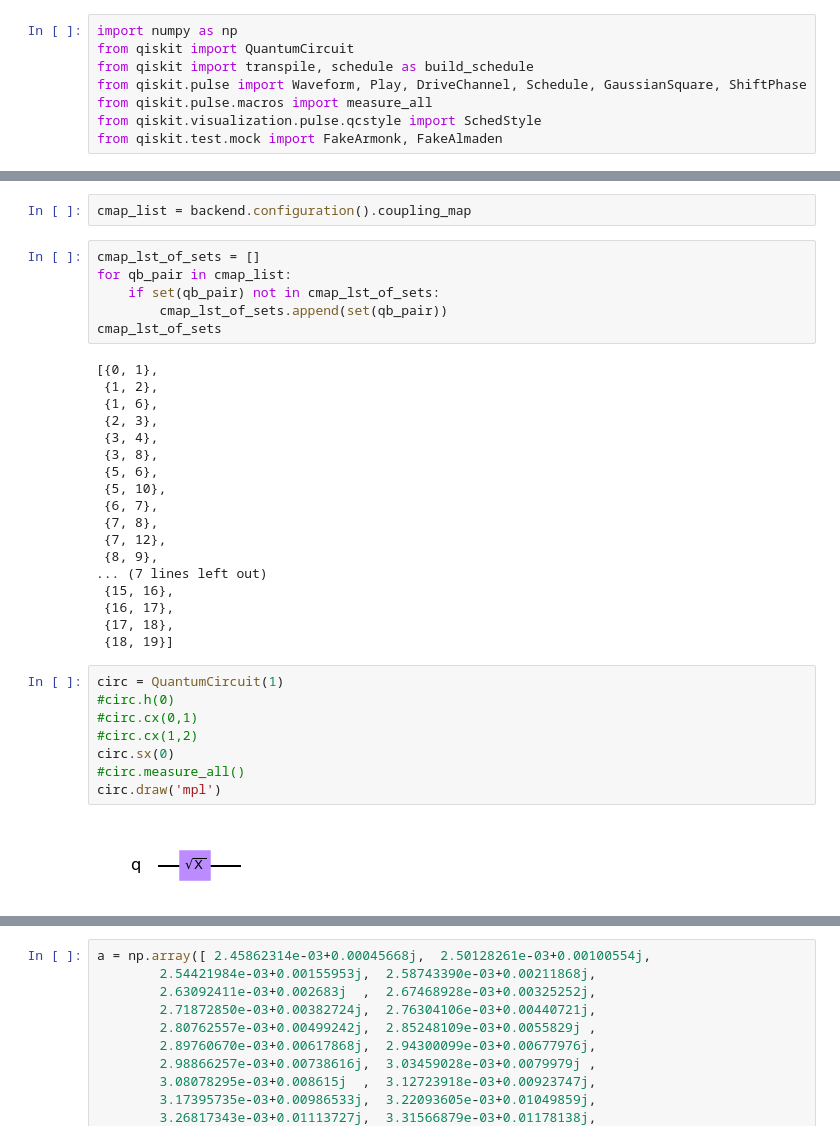
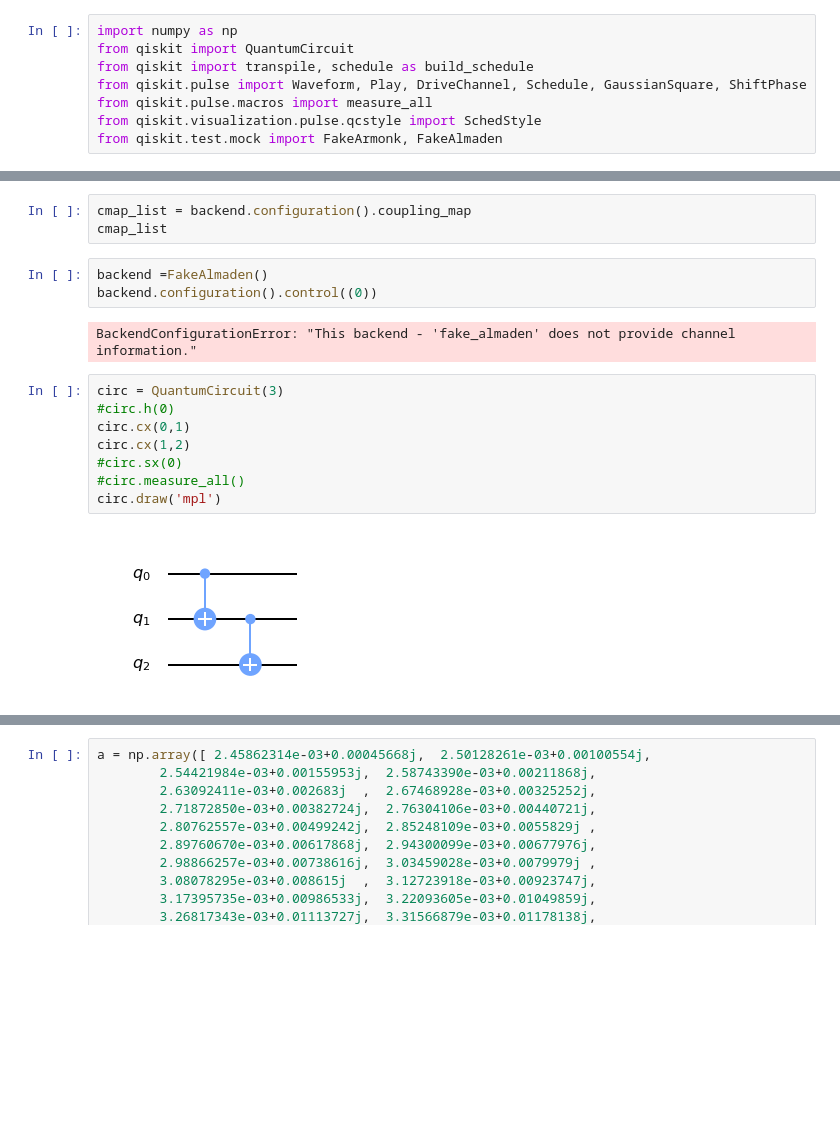
Before and after one commit to adgt/pulsemaker, a Jupyter notebook: general-playground/pulse_sandbox.ipynb, the cells around one changed output, grey strips where cells are left out. Cells and saved outputs as stored; diff of their text form; blank space fills up the shorter version.

```diff
--- a/general-playground/pulse_sandbox.ipynb
+++ b/general-playground/pulse_sandbox.ipynb
@@ -40,40 +40,22 @@ Qubit 0 has a
   - resonant frequency of 4.974452200122868 GHz
 # %%
 cmap_list = backend.configuration().coupling_map
+cmap_list
-# %%
-cmap_lst_of_sets = []
-for qb_pair in cmap_list:
-    if set(qb_pair) not in cmap_lst_of_sets:
-        cmap_lst_of_sets.append(set(qb_pair))
-cmap_lst_of_sets
-# %% [output]
-[{0, 1},
- {1, 2},
- {1, 6},
- {2, 3},
- {3, 4},
- {3, 8},
- {5, 6},
- {5, 10},
- {6, 7},
- {7, 8},
- {7, 12},
- {8, 9},
-... (7 lines left out)
- {15, 16},
- {16, 17},
- {17, 18},
- {18, 19}]
+# %%
+backend =FakeAlmaden()
+backend.configuration().control((0))
+# %% [output]
+BackendConfigurationError: "This backend - 'fake_almaden' does not provide channel information."
 # %%
-circ = QuantumCircuit(1)
+circ = QuantumCircuit(3)
 #circ.h(0)
-#circ.cx(0,1)
-#circ.cx(1,2)
-circ.sx(0)
+circ.cx(0,1)
+circ.cx(1,2)
+#circ.sx(0)
 #circ.measure_all()
 circ.draw('mpl')
 # %% [output]
-[figure, old version]
+[figure, new version]
 # %%
 backend =FakeAlmaden()
 transpiled_circ = transpile(circ, backend)
```
Also changed, not shown: parts of 4 cells of this notebook, 3 other files.
